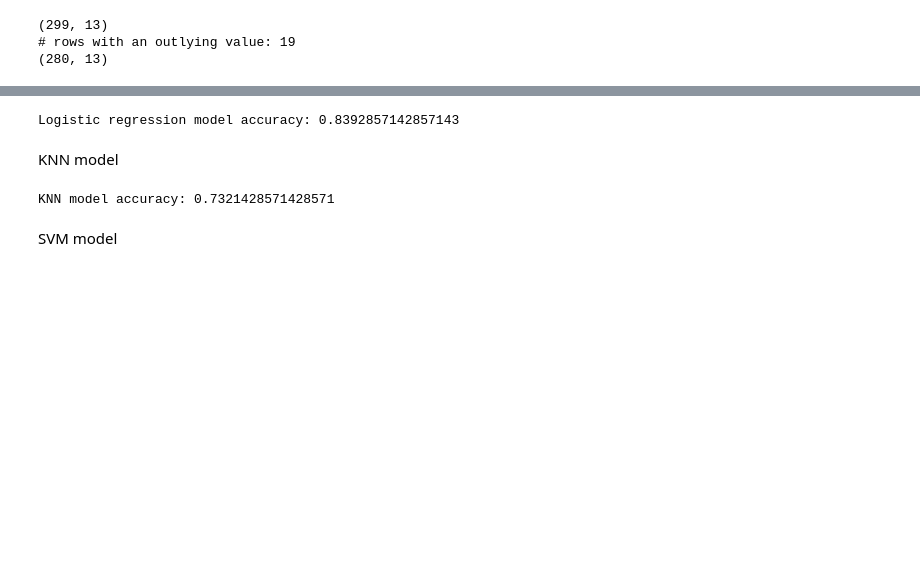
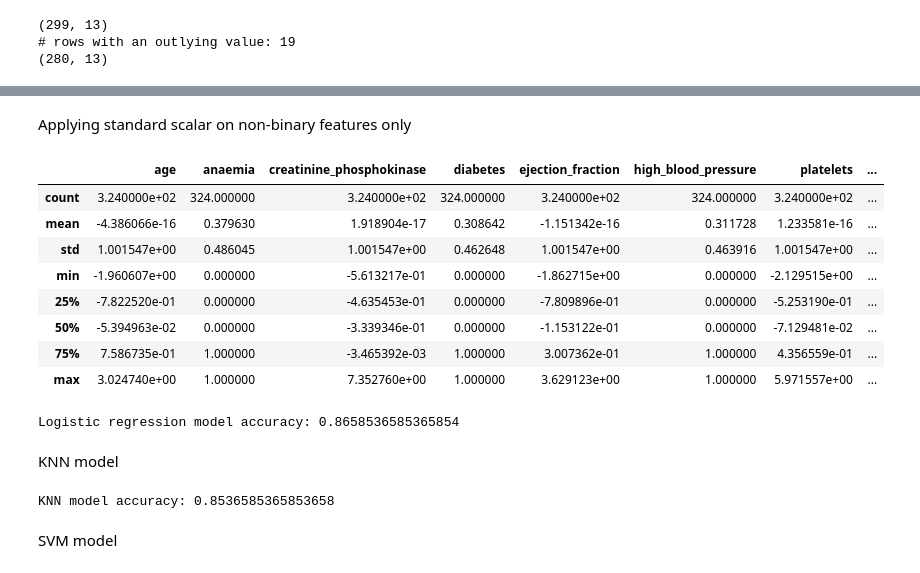
Before and after one commit to Asir-IO/heart-failure-predictor, a Jupyter notebook: lab.ipynb, the cells around one changed output, grey strips where cells are left out. Cells and saved outputs as stored; diff of their text form; code cells hidden in the pictures; blank space fills up the shorter version.

```diff
--- a/lab.ipynb
+++ b/lab.ipynb
@@ -214,5 +242,9 @@ print(final_df.shape)
 # rows with an outlying value: 19
 (280, 13)
 # %%
-x = final_df.drop(columns="DEATH_EVENT")
-y = final_df["DEATH_EVENT"]
+x = df.drop(columns="DEATH_EVENT")
+y = df["DEATH_EVENT"]
+# %%
+from imblearn.over_sampling import SMOTE
+smote = SMOTE()
+x_res, y_res = smote.fit_resample(x, y)
@@ -219,23 +259,42 @@ y = final_df["DEATH_EVENT"]
+# %% [markdown]
+Applying standard scalar on non-binary features only
 # %%
-x_train, x_test, y_train, y_test = train_test_split(x, y, test_size=0.2, random_state=42)
-x_train_SS = StandardScaler().fit_transform(x_train)
-x_test_SS = StandardScaler().fit_transform(x_test)
+x_train2, x_test2, y_train2, y_test2 = train_test_split(x_res, y_res, test_size=0.2, random_state=42)
+bin_cols = ['anaemia', 'diabetes', 'high_blood_pressure', 'sex', 'smoking']
+x_train_SS = x_train2.copy()
+x_test_SS = x_test2.copy()
+SS = StandardScaler()
+for feature in df.columns[:-1]:
+  if feature not in bin_cols:
+    x_train_SS[[feature]] = SS.fit_transform(x_train[[feature]])
+    x_test_SS[[feature]] = SS.fit_transform(x_test[[feature]])
+x_train_SS.describe()
+# %% [output]
+|  | age | anaemia | creatinine_phosphokinase | diabetes | ejection_fraction | high_blood_pressure | platelets | ... |
+| count | 3.240000e+02 | 324.000000 | 3.240000e+02 | 324.000000 | 3.240000e+02 | 324.000000 | 3.240000e+02 | ... |
+| mean | -4.386066e-16 | 0.379630 | 1.918904e-17 | 0.308642 | -1.151342e-16 | 0.311728 | 1.233581e-16 | ... |
+| std | 1.001547e+00 | 0.486045 | 1.001547e+00 | 0.462648 | 1.001547e+00 | 0.463916 | 1.001547e+00 | ... |
+| min | -1.960607e+00 | 0.000000 | -5.613217e-01 | 0.000000 | -1.862715e+00 | 0.000000 | -2.129515e+00 | ... |
+| 25% | -7.822520e-01 | 0.000000 | -4.635453e-01 | 0.000000 | -7.809896e-01 | 0.000000 | -5.253190e-01 | ... |
+| 50% | -5.394963e-02 | 0.000000 | -3.339346e-01 | 0.000000 | -1.153122e-01 | 0.000000 | -7.129481e-02 | ... |
+| 75% | 7.586735e-01 | 1.000000 | -3.465392e-03 | 1.000000 | 3.007362e-01 | 1.000000 | 4.356559e-01 | ... |
+| max | 3.024740e+00 | 1.000000 | 7.352760e+00 | 1.000000 | 3.629123e+00 | 1.000000 | 5.971557e+00 | ... |
 # %%
 LOGR = LogisticRegression(random_state=42)
-LOGR.fit(x_train_SS, y_train)
+LOGR.fit(x_train_SS, y_train2)
 LOGR_pred = LOGR.predict(x_test_SS)
-print(f'Logistic regression model accuracy: {accuracy_score(y_test, LOGR_pred)}')
+print(f'Logistic regression model accuracy: {accuracy_score(y_test2, LOGR_pred)}')
 # %% [output]
-Logistic regression model accuracy: 0.8392857142857143
+Logistic regression model accuracy: 0.8658536585365854
 # %% [markdown]
 KNN model
 # %%
 KNN = KNeighborsClassifier(n_neighbors=7)
-KNN.fit(x_train_SS, y_train)
+KNN.fit(x_train_SS, y_train2)
 KNN_pred = KNN.predict(x_test_SS)
-print(f'KNN model accuracy: {accuracy_score(y_test, KNN_pred)}')
+print(f'KNN model accuracy: {accuracy_score(y_test2, KNN_pred)}')
 # %% [output]
-KNN model accuracy: 0.7321428571428571
+KNN model accuracy: 0.8536585365853658
 # %% [markdown]
 SVM model
 # %%
```
Also changed, not shown: parts of 17 cells of this notebook, 1 other file.
